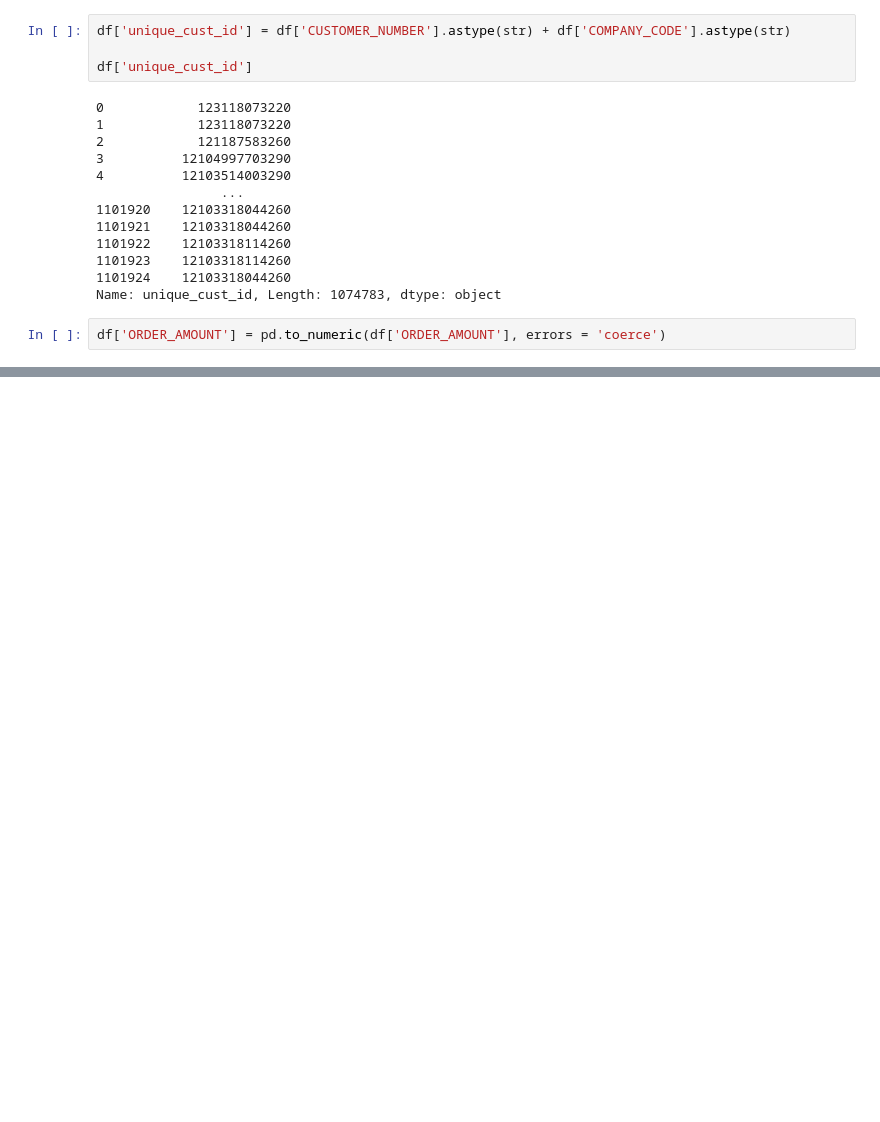
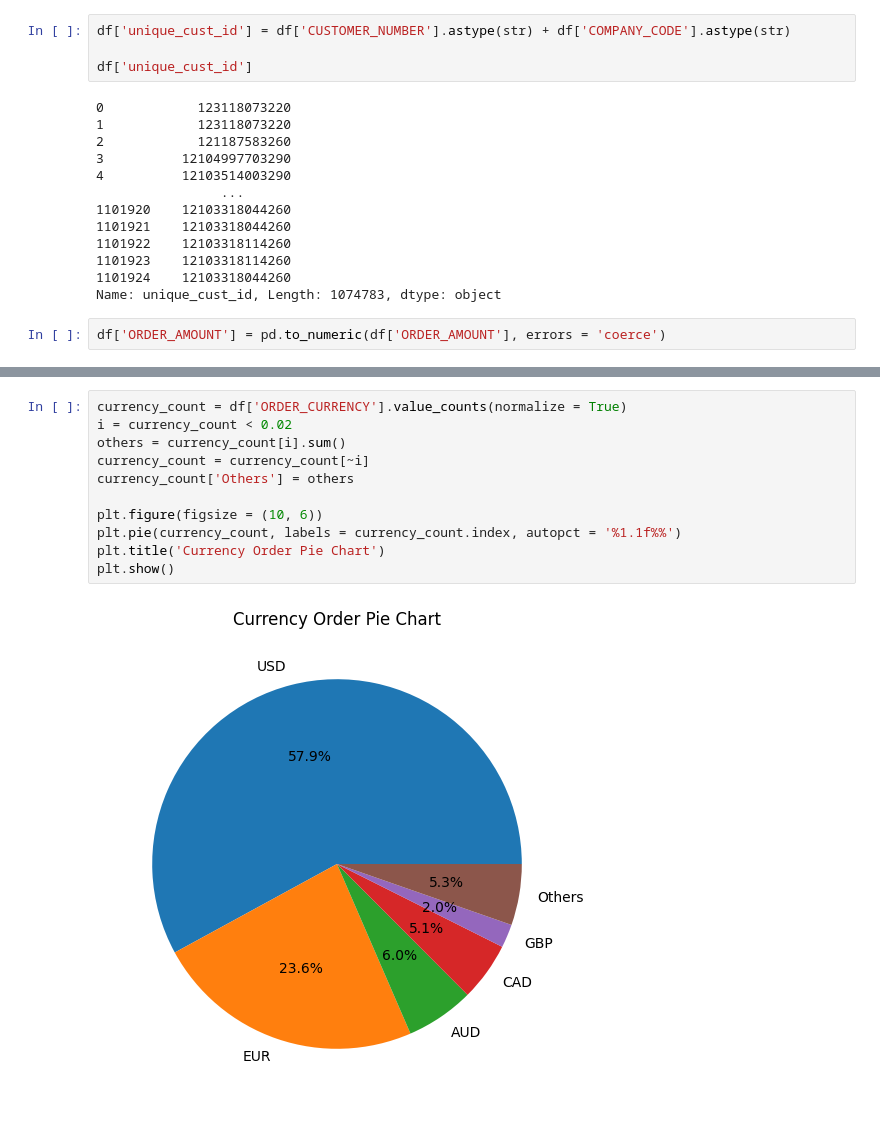
Before and after one commit to pratayyy/ABC-Products, a Jupyter notebook: ML/Order_Amount_Prediction.ipynb, the cells around one changed output, grey strips where cells are left out. Cells and saved outputs as stored; diff of their text form; blank space fills up the shorter version.

```diff
--- a/ML/Order_Amount_Prediction.ipynb
+++ b/ML/Order_Amount_Prediction.ipynb
@@ -234,0 +247,13 @@ df['ORDER_AMOUNT'] = pd.to_numeric(df['ORDER_AMOUNT'], errors = 'coerce')
+# %%
+currency_count = df['ORDER_CURRENCY'].value_counts(normalize = True)
+i = currency_count < 0.02
+others = currency_count[i].sum()
+currency_count = currency_count[~i]
+currency_count['Others'] = others
+
+plt.figure(figsize = (10, 6))
+plt.pie(currency_count, labels = currency_count.index, autopct = '%1.1f%%')
+plt.title('Currency Order Pie Chart')
+plt.show()
+# %% [output]
+[figure, added]
```
Also changed, not shown: parts of 9 cells of this notebook.
